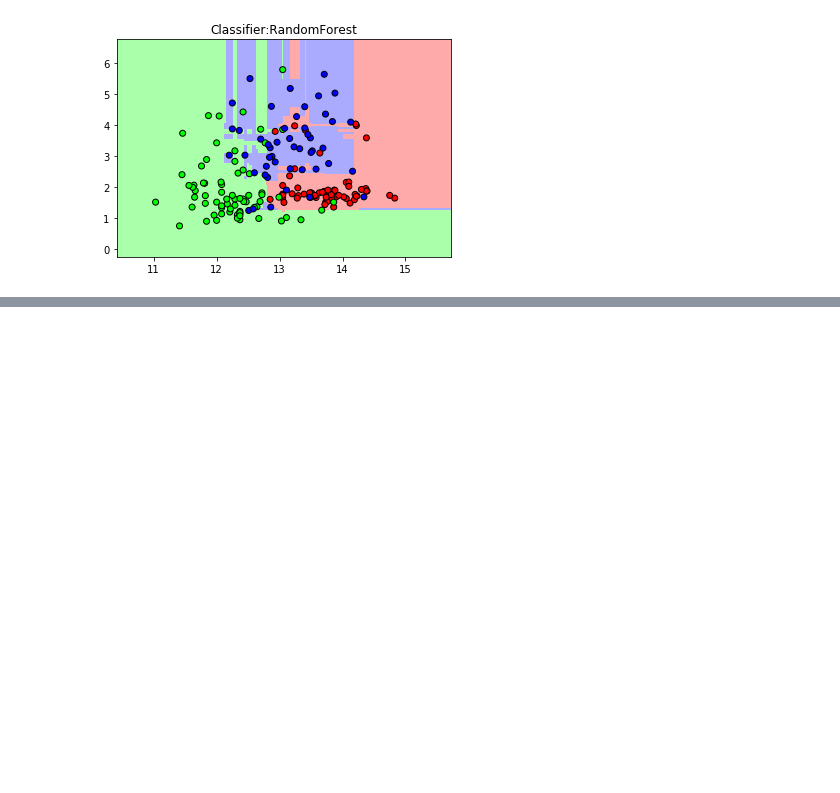
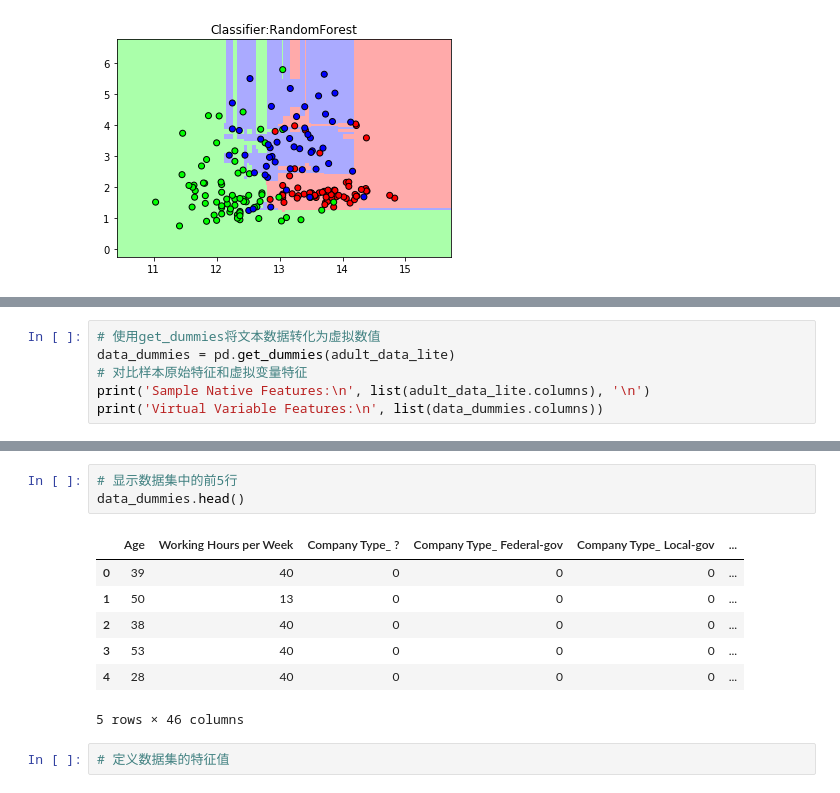
Before and after one commit to Seanoy/PythonLearning, a Jupyter notebook: machine_learning/Decision Tree.ipynb, the cells around one changed output, grey strips where cells are left out. Saved outputs shown, nothing was run; the diff lists cells and outputs as text; blank space fills up the shorter version.

```diff
--- a/machine_learning/Decision Tree.ipynb
+++ b/machine_learning/Decision Tree.ipynb
@@ -201,0 +207,6 @@ display(adult_data_lite.head())
+# %%
+# 使用get_dummies将文本数据转化为虚拟数值
+data_dummies = pd.get_dummies(adult_data_lite)
+# 对比样本原始特征和虚拟变量特征
+print('Sample Native Features:\n', list(adult_data_lite.columns), '\n')
+print('Virtual Variable Features:\n', list(data_dummies.columns))
@@ -201,0 +219,13 @@ display(adult_data_lite.head())
+# %%
+# 显示数据集中的前5行
+data_dummies.head()
+# %% [output]
+|  | Age | Working Hours per Week | Company Type_ ? | Company Type_ Federal-gov | Company Type_ Local-gov | ... |
+| 0 | 39 | 40 | 0 | 0 | 0 | ... |
+| 1 | 50 | 13 | 0 | 0 | 0 | ... |
+| 2 | 38 | 40 | 0 | 0 | 0 | ... |
+| 3 | 53 | 40 | 0 | 0 | 0 | ... |
+| 4 | 28 | 40 | 0 | 0 | 0 | ... |
+5 rows × 46 columns
+# %%
+# 定义数据集的特征值
```
Also changed, not shown: parts of 2 cells of this notebook, 1 other file.
